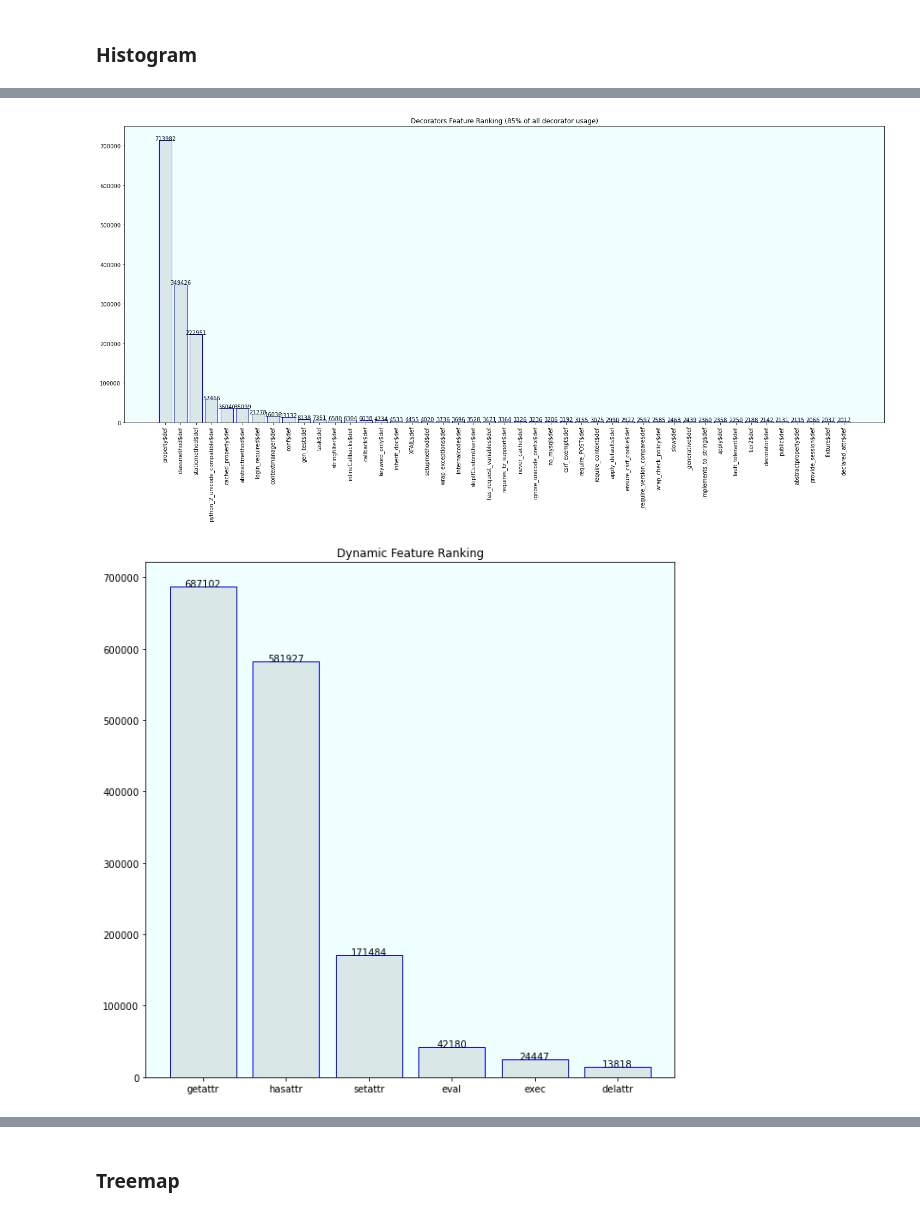
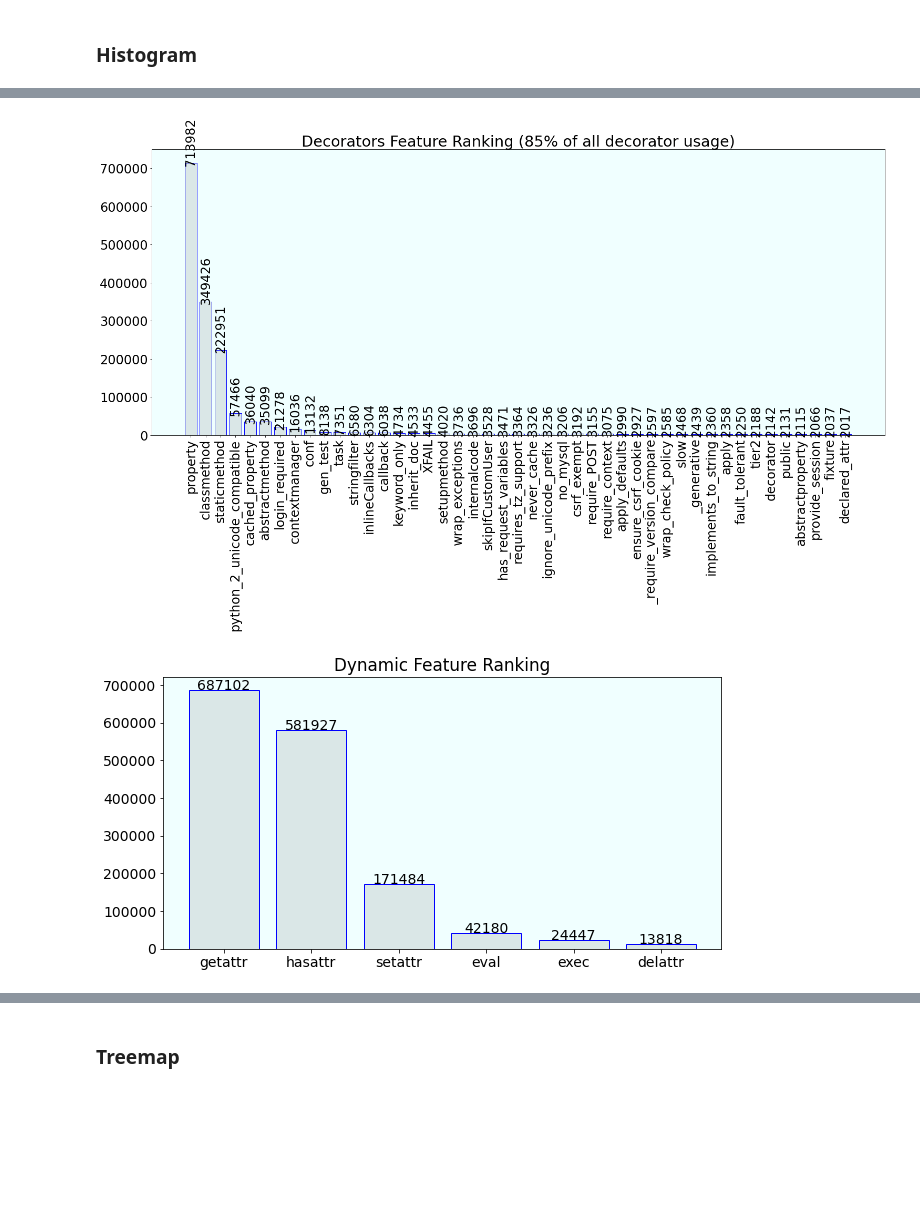
Before and after one commit to 2042Third/ast_analysis_python, a Jupyter notebook: scripts/plots.ipynb, the cells around one changed output, grey strips where cells are left out. Saved outputs shown, nothing was run; the diff lists cells and outputs as text; code cells hidden in the pictures; blank space fills up the shorter version.

```diff
--- a/scripts/plots.ipynb
+++ b/scripts/plots.ipynb
@@ -218,4 +218,7 @@ func_freq_name = func_freq_d[['funcname']]
 def valuelabel(func_freq,func_freq_name):
     for i in range(len(func_freq)):
         plt.text(i,func_freq_name[i],func_freq_name[i], ha = 'center')
+def valuelabel_r(func_freq,func_freq_name):
+    for i in range(len(func_freq)):
+        plt.text(i,func_freq_name[i],func_freq_name[i], ha = 'center', rotation=90)
 # %%
@@ -234,26 +237,31 @@ plt.show()
 # %%
 func_freq_d = pd.read_csv('../outputs/decorators_frequency_rank.csv')
 func_freq = func_freq_d[['freq']]
 func_freq_name = func_freq_d[['funcname']]
 
+def fix_ext(a):
+    b=list()
+    for i in a:
+        b.append(i[:-4])
+    return b
 plt.figure(figsize=(25,10))
 y_pos = np.arange(len(func_freq_name))
 plt.bar(y_pos, func_freq['freq'], color=(0.1, 0.1, 0.1, 0.1),  edgecolor='blue')
-plt.xticks(y_pos, func_freq_name['funcname'], rotation=90)
-
+plt.xticks(y_pos, fix_ext(func_freq_name['funcname']), rotation=90)
+# print(func_freq_name['funcname'])
 plt.title('Decorators Feature Ranking (85% of all decorator usage)')
 
-valuelabel(func_freq_name['funcname'], func_freq['freq'])
+valuelabel_r(func_freq_name['funcname'], func_freq['freq'])
 plt.gca().set_facecolor('azure')
 plt.show()
 # %% [output]
-[figure, old version]
+[figure, new version]
 # %%
 func_freq_d = pd.read_csv('../outputs/dynamic_frequency_rank.csv')
 func_freq = func_freq_d[['freq']]
 func_freq_name = func_freq_d[['funcname']]
 
-plt.figure(figsize=(10,10))
+plt.figure(figsize=(10,5))
 y_pos = np.arange(len(func_freq_name))
 plt.bar(y_pos, func_freq['freq'], color=(0.1, 0.1, 0.1, 0.1),  edgecolor='blue')
 plt.xticks(y_pos, func_freq_name['funcname'])
@@ -262,9 +270,10 @@ plt.title('Dynamic Feature Ranking')
 
 valuelabel(func_freq_name['funcname'], func_freq['freq'])
 plt.gca().set_facecolor('azure')
+plt.rcParams.update({'font.size': 9})
 plt.show()
 # %% [output]
-[figure, old version]
+[figure, new version]
 # %%
 func_freq_d = pd.read_csv('../outputs/async_frequency_rank.csv')
 func_freq = func_freq_d[['freq']]
```
Also changed, not shown: parts of 6 cells of this notebook, 20 other files.
